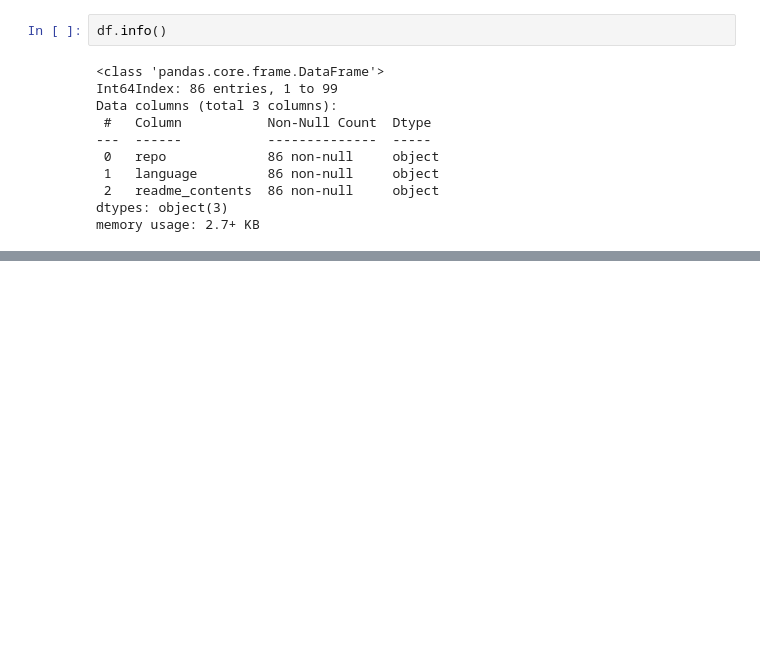
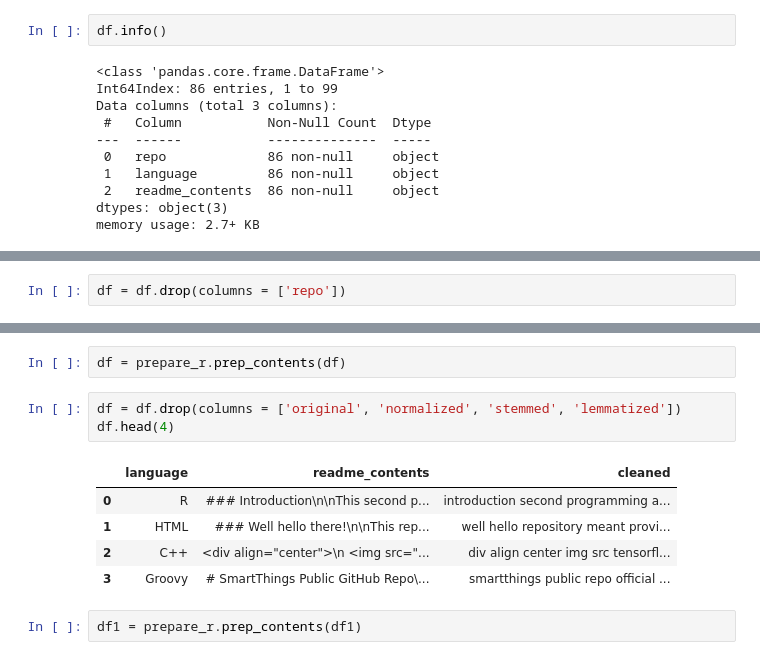
Before and after one commit to The-Tree-Muskeeters/git-language, a Jupyter notebook: nlp_project_ravinder.ipynb, the cells around one changed output, grey strips where cells are left out. Saved outputs shown, nothing was run; the diff lists cells and outputs as text; blank space fills up the shorter version.

```diff
--- a/nlp_project_ravinder.ipynb
+++ b/nlp_project_ravinder.ipynb
@@ -106,0 +170,2 @@ count.repo.plot.barh()
+# %%
+df = df.drop(columns = ['repo'])
@@ -106,0 +184,13 @@ count.repo.plot.barh()
+# %%
+df = prepare_r.prep_contents(df)
+# %%
+df = df.drop(columns = ['original', 'normalized', 'stemmed', 'lemmatized'])
+df.head(4)
+# %% [output]
+|  | language | readme_contents | cleaned |
+| 0 | R | ### Introduction\n\nThis second p... | introduction second programming a... |
+| 1 | HTML | ### Well hello there!\n\nThis rep... | well hello repository meant provi... |
+| 2 | C++ | <div align="center">\n <img src="... | div align center img src tensorfl... |
+| 3 | Groovy | # SmartThings Public GitHub Repo\... | smartthings public repo official ... |
+# %%
+df1 = prepare_r.prep_contents(df1)
```
Also changed, not shown: parts of 19 cells of this notebook.
